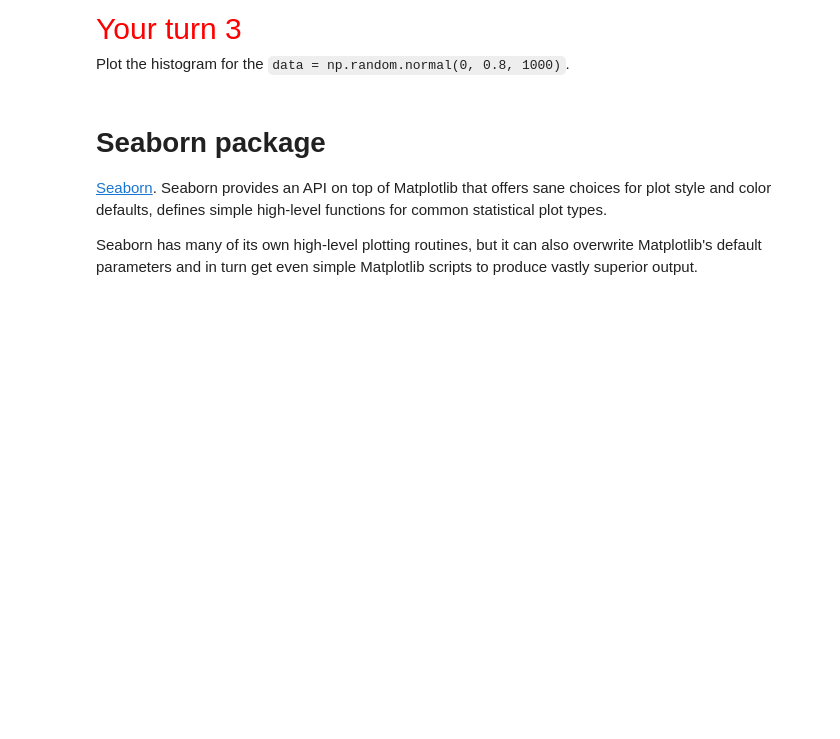
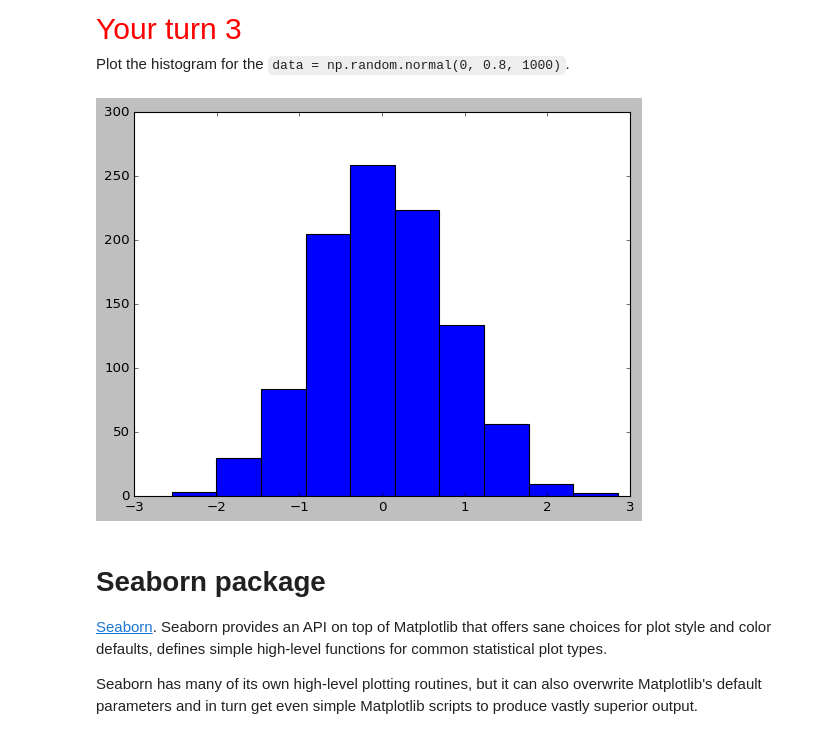
Before and after one commit to mjcaguiat/stem3790-25su-max, a Jupyter notebook: code/2-data-visualization.ipynb, the cells around one changed output. Cells and saved outputs as stored; diff of their text form; code cells hidden in the pictures; blank space fills up the shorter version.

```diff
--- a/code/2-data-visualization.ipynb
+++ b/code/2-data-visualization.ipynb
@@ -281,6 +306,11 @@ here's an example of a more customized histogram:
 <p style="color:red;font-size:30px">Your turn 3</p>
 
 Plot the histogram for the `data = np.random.normal(0, 0.8, 1000)`.
+# %%
+data = np.random.normal(0, 0.8, 1000);
+plt.hist(data);
+# %% [output]
+[figure, added]
 # %% [markdown]
 # Seaborn package
 [Seaborn](http://seaborn.pydata.org/). Seaborn provides an API on top of Matplotlib that offers sane choices for plot style and color defaults, defines simple high-level functions for common statistical plot types.
```
Also changed, not shown: parts of 5 cells of this notebook.
